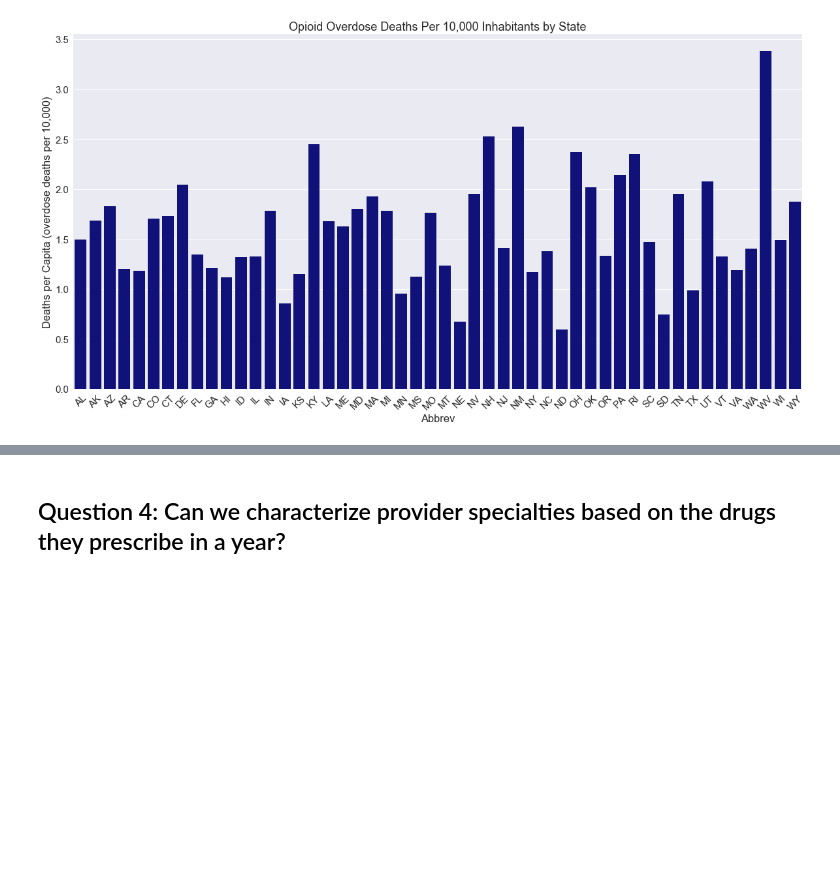
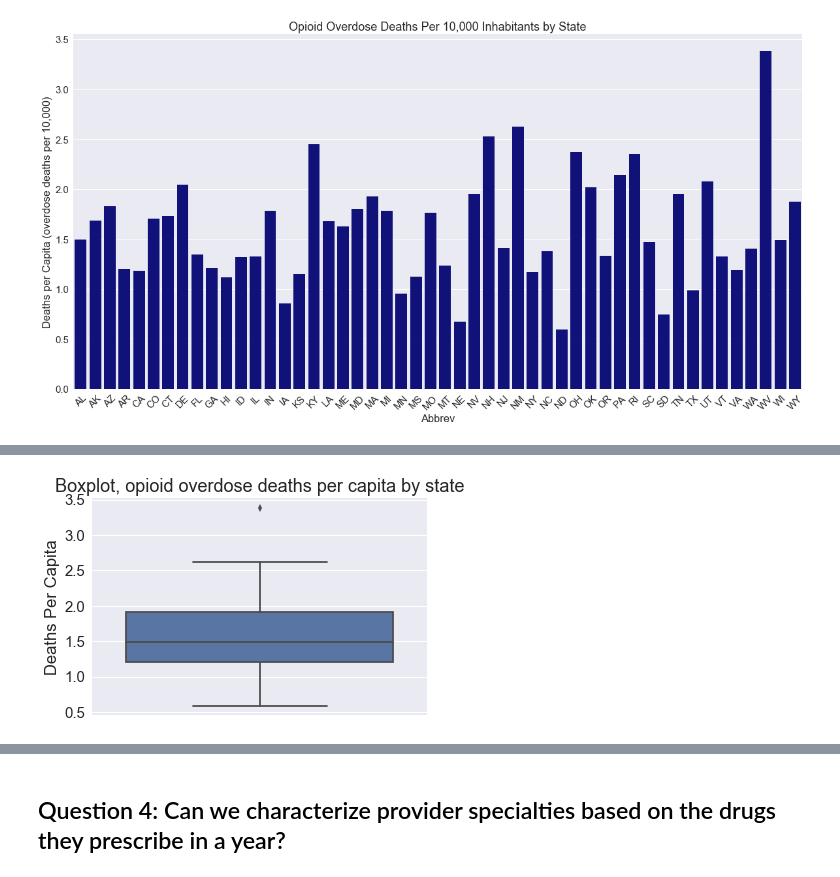
Before and after one commit to ryatchak/springboard, a Jupyter notebook: capstone1_prescriptionprediction/data_story.ipynb, the cells around one changed output, grey strips where cells are left out. Saved outputs shown, nothing was run; the diff lists cells and outputs as text; code cells hidden in the pictures; blank space fills up the shorter version.

```diff
--- a/capstone1_prescriptionprediction/data_story.ipynb
+++ b/capstone1_prescriptionprediction/data_story.ipynb
@@ -64,0 +108,39 @@ _ = dpc_bar.set_title('Opioid Overdose Deaths Per 10,000 Inhabitants by State')
+# %%
+import plotly.plotly as py
+import pandas as pd
+
+scl = [[0.0, 'rgb(242,240,247)'],[0.2, 'rgb(218,218,235)'],[0.4, 'rgb(188,189,220)'],\
+            [0.6, 'rgb(158,154,200)'],[0.8, 'rgb(117,107,177)'],[1.0, 'rgb(84,39,143)']]
+
+overdoses['text'] = overdoses.index + '<br>' + 'Deaths Per 10,000:' + overdoses[
+                    'Deaths Per 10,000'].map(lambda x: np.round(x,2)).astype(str) + '<br>' + 'Prescribers Per 10,000:' + overdoses[
+                    'Prescribers Per 10,000'].map(lambda x: np.round(x,2)).astype(str)
+
+data = [ dict(
+        type='choropleth',
+        colorscale = scl,
+        autocolorscale = False,
+        locations = overdoses['Abbrev'],
+        z = overdoses['Deaths Per 10,000'],
+        locationmode = 'USA-states',
+        text = df['text'],
+        marker = dict(
+            line = dict (
+                color = 'rgb(255,255,255)',
+                width = 2
+            ) ),
+        colorbar = dict(
+            title = "Per 10,000 Inhabitants")
+        ) ]
+
+layout = dict(
+        title = '2013 US Opioid Overdose Rate Per 10,000 Inhabitants by State<br>(Hover for breakdown)',
+        geo = dict(
+            scope='usa',
+            projection=dict( type='albers usa' ),
+            showlakes = True,
+            lakecolor = 'rgb(255, 255, 255)'),
+             )
+
+fig = dict( data=data, layout=layout )
+py.iplot( fig, filename='opioid-overdoses-cloropleth-map' )
@@ -98,0 +214,5 @@ Name: Deaths Per Capita, dtype: float64
+# %%
+_ = sns.boxplot(y='Deaths Per Capita', data = overdoses)
+_ = plt.title('Boxplot, opioid overdose deaths per capita by state')
+# %% [output]
+[figure, added]
```
Also changed, not shown: parts of 18 cells of this notebook.
